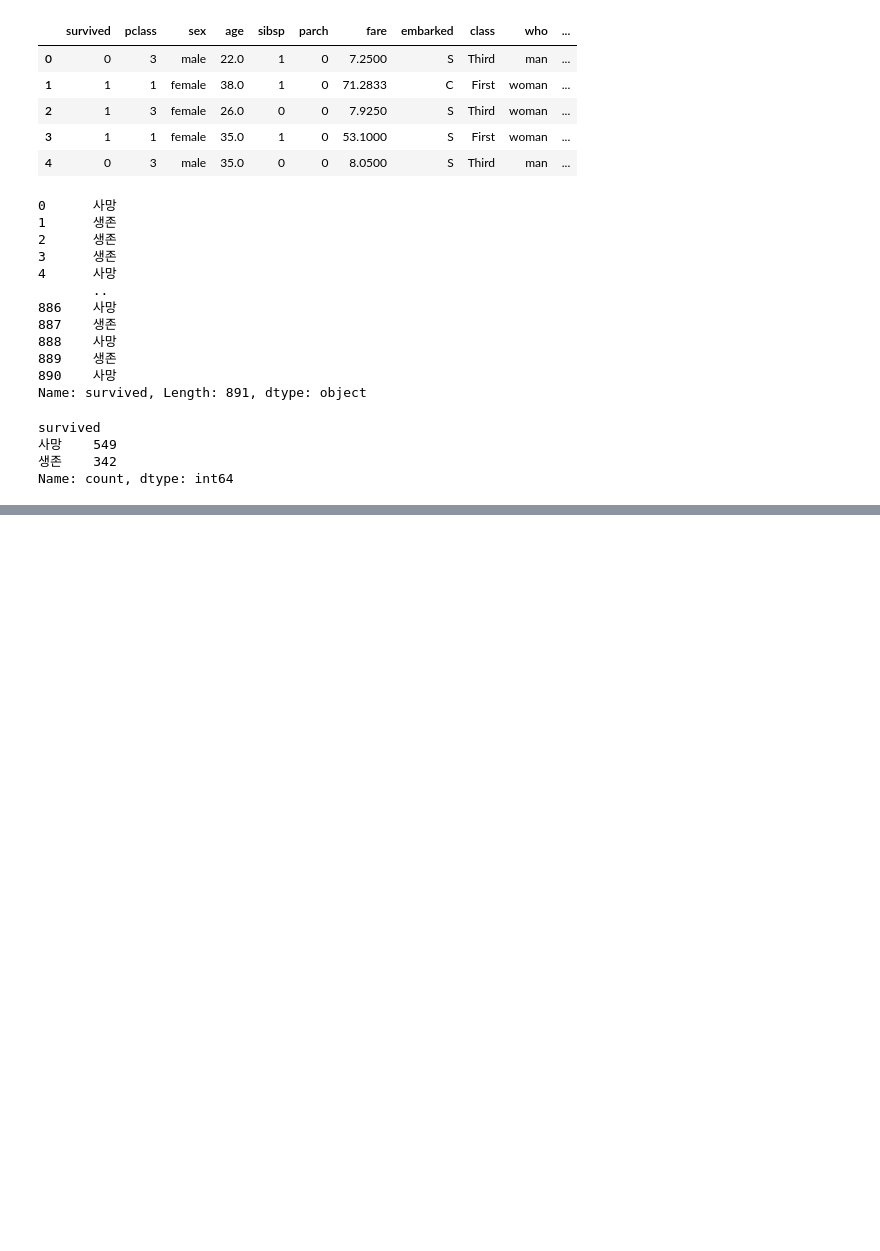
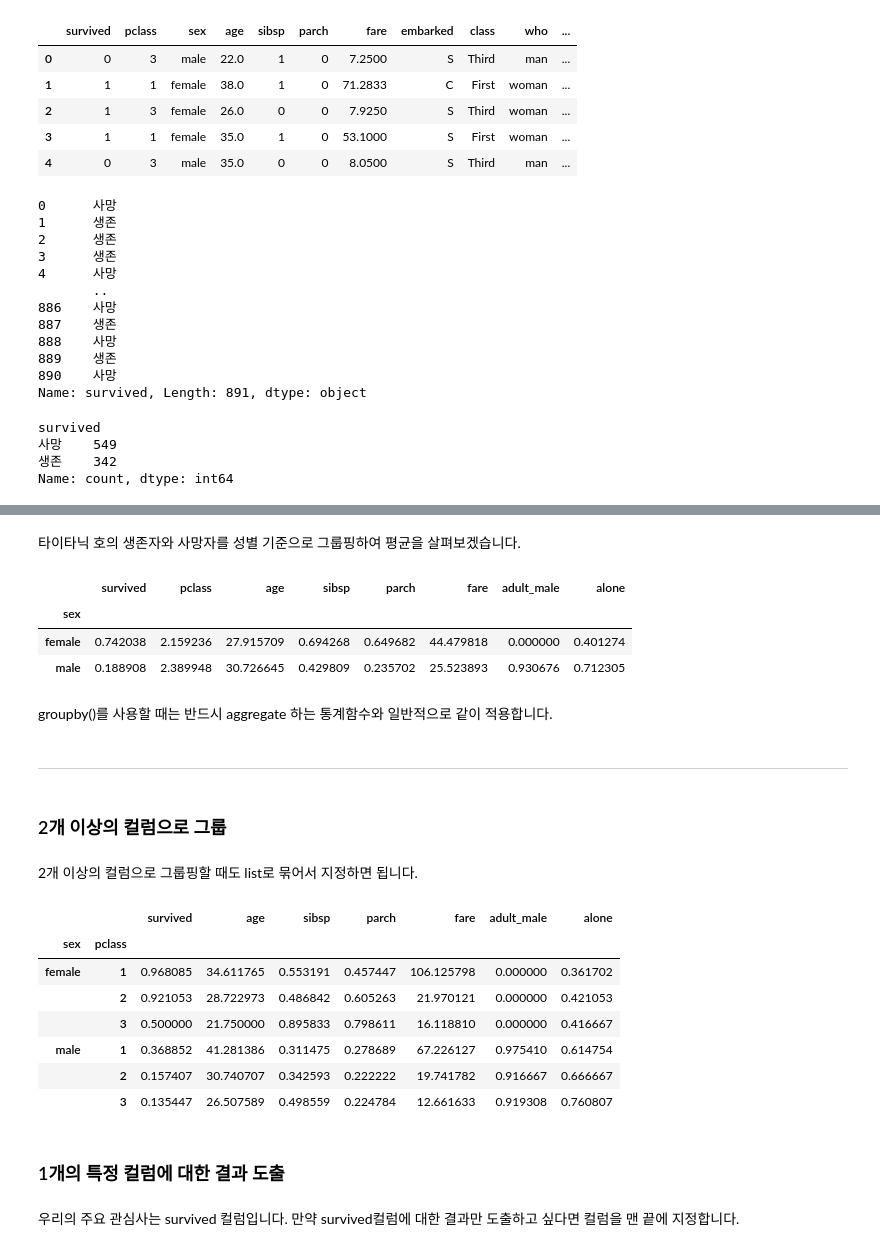
Before and after one commit to froggy-hyun/pandas_note, a Jupyter notebook: 06. Groupby와 Pivot table(with타이타닉호 데이터).ipynb, the cells around one changed output, grey strips where cells are left out. Saved outputs shown, nothing was run; the diff lists cells and outputs as text; code cells hidden in the pictures; blank space fills up the shorter version.

Commit message:
study: 06. Groupby와 Pivot table(with타이타닉호 데이터) - 1) Groupby()

```diff
--- a/06. Groupby와 Pivot table(with타이타닉호 데이터).ipynb
+++ b/06. Groupby와 Pivot table(with타이타닉호 데이터).ipynb
@@ -181,0 +197,33 @@ Name: count, dtype: int64
+# %% [markdown]
+타이타닉 호의 생존자와 사망자를 성별 기준으로 그룹핑하여 평균을 살펴보겠습니다.
+# %%
+df.groupby('sex').mean(numeric_only=True)
+# %% [output]
+|  | survived | pclass | age | sibsp | parch | fare | adult_male | alone |
+| sex |  |  |  |  |  |  |  |  |
+| female | 0.742038 | 2.159236 | 27.915709 | 0.694268 | 0.649682 | 44.479818 | 0.000000 | 0.401274 |
+| male | 0.188908 | 2.389948 | 30.726645 | 0.429809 | 0.235702 | 25.523893 | 0.930676 | 0.712305 |
+# %% [markdown]
+groupby()를 사용할 때는 반드시 aggregate 하는 통계함수와 일반적으로 같이 적용합니다.
+# %% [markdown]
+---
+# %% [markdown]
+### 2개 이상의 컬럼으로 그룹
+# %% [markdown]
+2개 이상의 컬럼으로 그룹핑할 때도 list로 묶어서 지정하면 됩니다.
+# %%
+# 성별, 좌석등급 별 통계
+df.groupby(['sex', 'pclass']).mean(numeric_only=True)
+# %% [output]
+|  |  | survived | age | sibsp | parch | fare | adult_male | alone |
+| sex | pclass |  |  |  |  |  |  |  |
+| female | 1 | 0.968085 | 34.611765 | 0.553191 | 0.457447 | 106.125798 | 0.000000 | 0.361702 |
+|  | 2 | 0.921053 | 28.722973 | 0.486842 | 0.605263 | 21.970121 | 0.000000 | 0.421053 |
+|  | 3 | 0.500000 | 21.750000 | 0.895833 | 0.798611 | 16.118810 | 0.000000 | 0.416667 |
+| male | 1 | 0.368852 | 41.281386 | 0.311475 | 0.278689 | 67.226127 | 0.975410 | 0.614754 |
+|  | 2 | 0.157407 | 30.740707 | 0.342593 | 0.222222 | 19.741782 | 0.916667 | 0.666667 |
+|  | 3 | 0.135447 | 26.507589 | 0.498559 | 0.224784 | 12.661633 | 0.919308 | 0.760807 |
+# %% [markdown]
+### 1개의 특정 컬럼에 대한 결과 도출
+# %% [markdown]
+우리의 주요 관심사는 survived 컬럼입니다. 만약 survived컬럼에 대한 결과만 도출하고 싶다면 컬럼을 맨 끝에 지정합니다.
```
Also changed, not shown: parts of 21 cells of this notebook.
